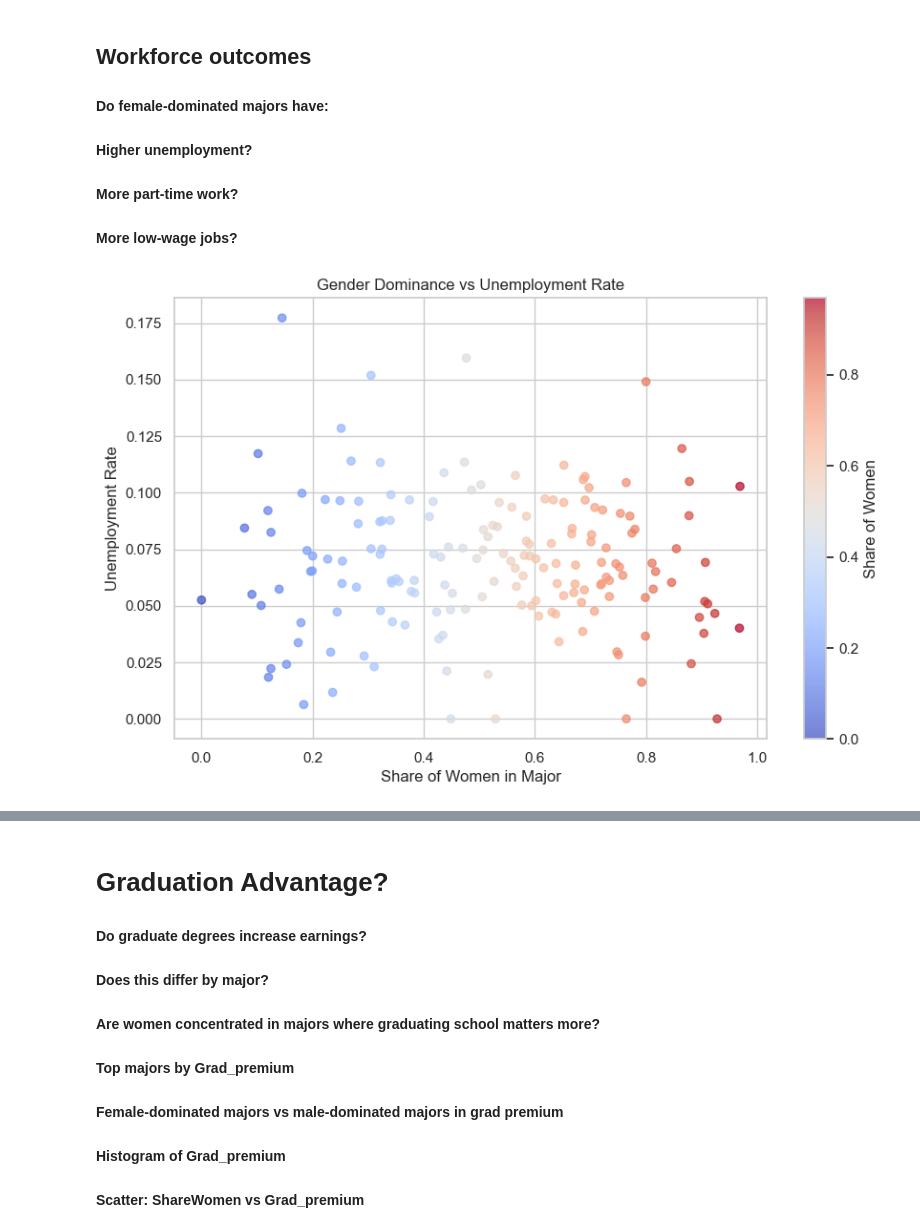
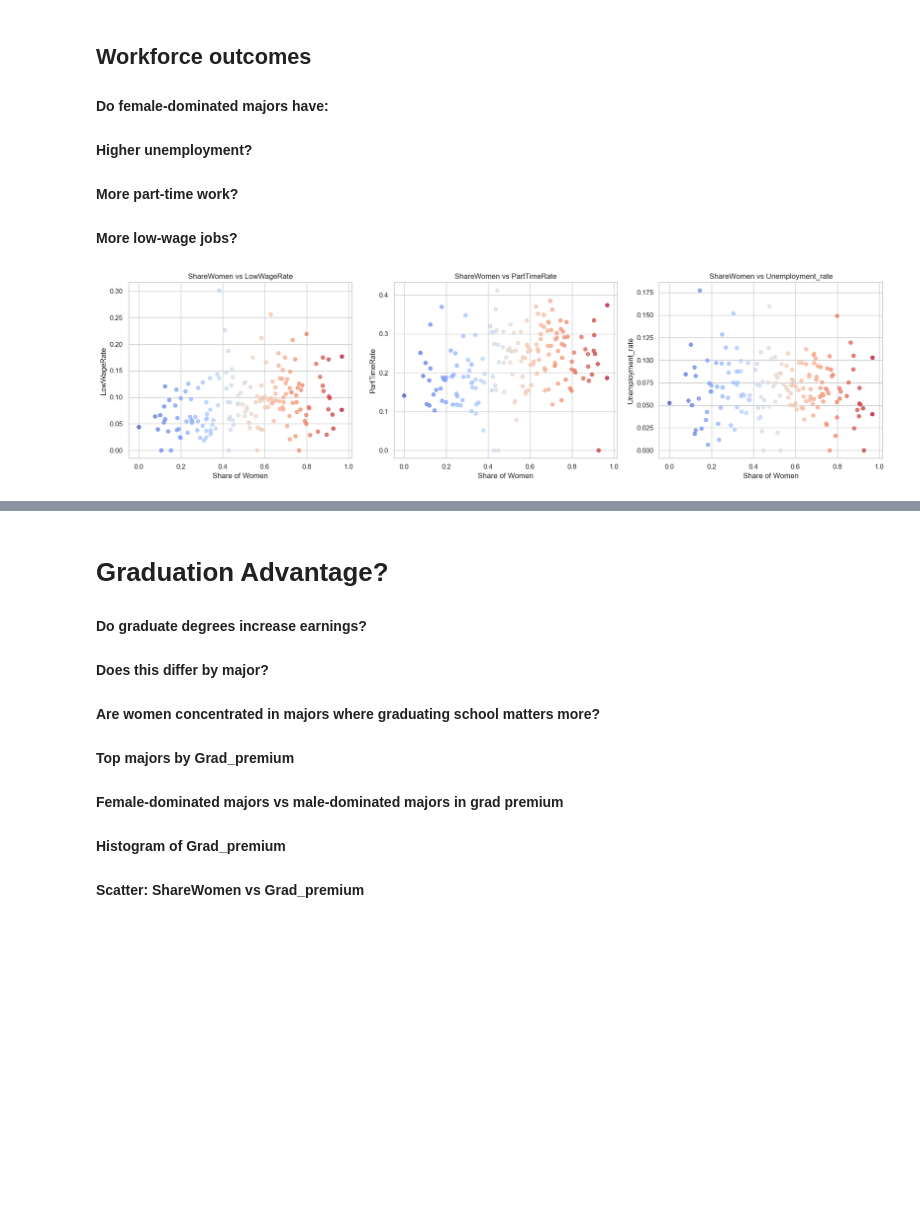
Before and after one commit to cph-datascience/census-career-exploration, a Jupyter notebook: Jonathan's Notebook/dataexp.ipynb, the cells around one changed output, grey strips where cells are left out. Drawn from its saved outputs; the diff is of its cells as text; code cells hidden in the pictures; blank space fills up the shorter version.

```diff
--- a/Jonathan's Notebook/dataexp.ipynb
+++ b/Jonathan's Notebook/dataexp.ipynb
@@ -229,31 +229,31 @@ plt.show()
 # %%
 """
 Unemployment_rate
 Part_time / Full_time
 Low_wage_jobs / Total
 """
+r_grad['PartTimeRate'] = r_grad['Part_time'] / r_grad['Total'].replace(0, np.nan)
+r_grad['LowWageRate'] = r_grad['Low_wage_jobs'] / r_grad['Total'].replace(0, np.nan)
 
-r_grad['PartTimeRate'] = r_grad['Part_time'] / r_grad['Total']
-r_grad['LowWageRate'] = r_grad['Low_wage_jobs'] / r_grad['Total']
+rates = ['LowWageRate', 'PartTimeRate', 'Unemployment_rate']
+
+fig, axes = plt.subplots(1, 3, figsize=(18, 5))
+
+for ax, metric in zip(axes, rates):
+    ax.scatter(
+        r_grad['ShareWomen'],
+        r_grad[metric],
+        alpha=0.7,
+        c=r_grad['ShareWomen'],
+        cmap='coolwarm'
+    )
+
+    ax.set_title(f'ShareWomen vs {metric}')
+    ax.set_xlabel('Share of Women')
+    ax.set_ylabel(metric)
+    ax.grid(True)
+
+plt.tight_layout()
+plt.show()
+# %% [output]
+[figure, added]
-# %%
-## Does Gender dominance influence job quality
-#### Scatter: ShareWomen vs Unemployment_rate
-plt.figure(figsize=(10, 6))
-
-scatter = plt.scatter(
-    r_grad['ShareWomen'],
-    r_grad['Unemployment_rate'],
-    c=r_grad['ShareWomen'],
-    cmap='coolwarm',
-    alpha=0.7
-)
-
-plt.colorbar(scatter, label='Share of Women')
-
-plt.title('Gender Dominance vs Unemployment Rate')
-plt.xlabel('Share of Women in Major')
-plt.ylabel('Unemployment Rate')
-plt.grid(True)
-plt.show()
-# %% [output]
-[figure, removed]
```
Also changed, not shown: parts of 5 cells of this notebook, 3 other files.
